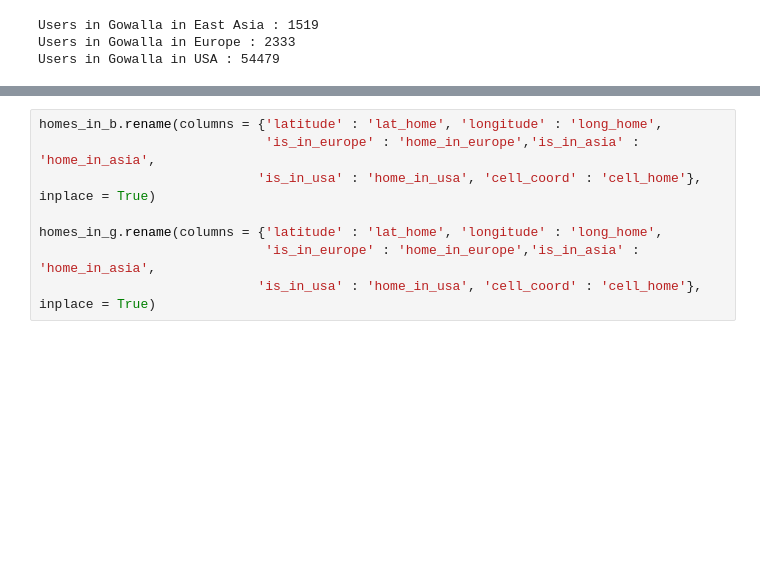
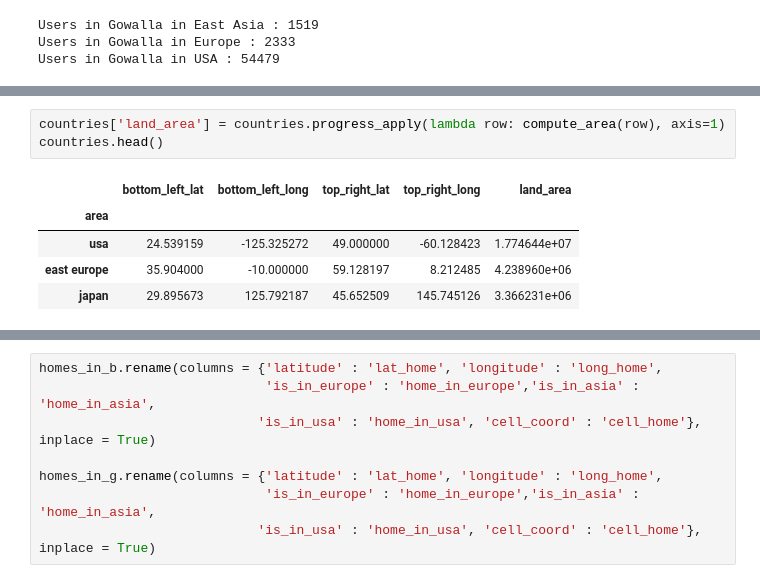
Before and after one commit to epfl-ada/ada-2020-project-milestone-p3-p3_bcd, a Jupyter notebook: Creative extension.ipynb, the cells around one changed output, grey strips where cells are left out. Saved outputs shown, nothing was run; the diff lists cells and outputs as text; blank space fills up the shorter version.

```diff
--- a/Creative extension.ipynb
+++ b/Creative extension.ipynb
@@ -303,0 +308,9 @@ Users in Gowalla in USA : 54479
+# %%
+countries['land_area'] = countries.progress_apply(lambda row: compute_area(row), axis=1)
+countries.head()
+# %% [output]
+|  | bottom_left_lat | bottom_left_long | top_right_lat | top_right_long | land_area |
+| area |  |  |  |  |  |
+| usa | 24.539159 | -125.325272 | 49.000000 | -60.128423 | 1.774644e+07 |
+| east europe | 35.904000 | -10.000000 | 59.128197 | 8.212485 | 4.238960e+06 |
+| japan | 29.895673 | 125.792187 | 45.652509 | 145.745126 | 3.366231e+06 |
```
Also changed, not shown: parts of 8 cells of this notebook, 1 other file.
